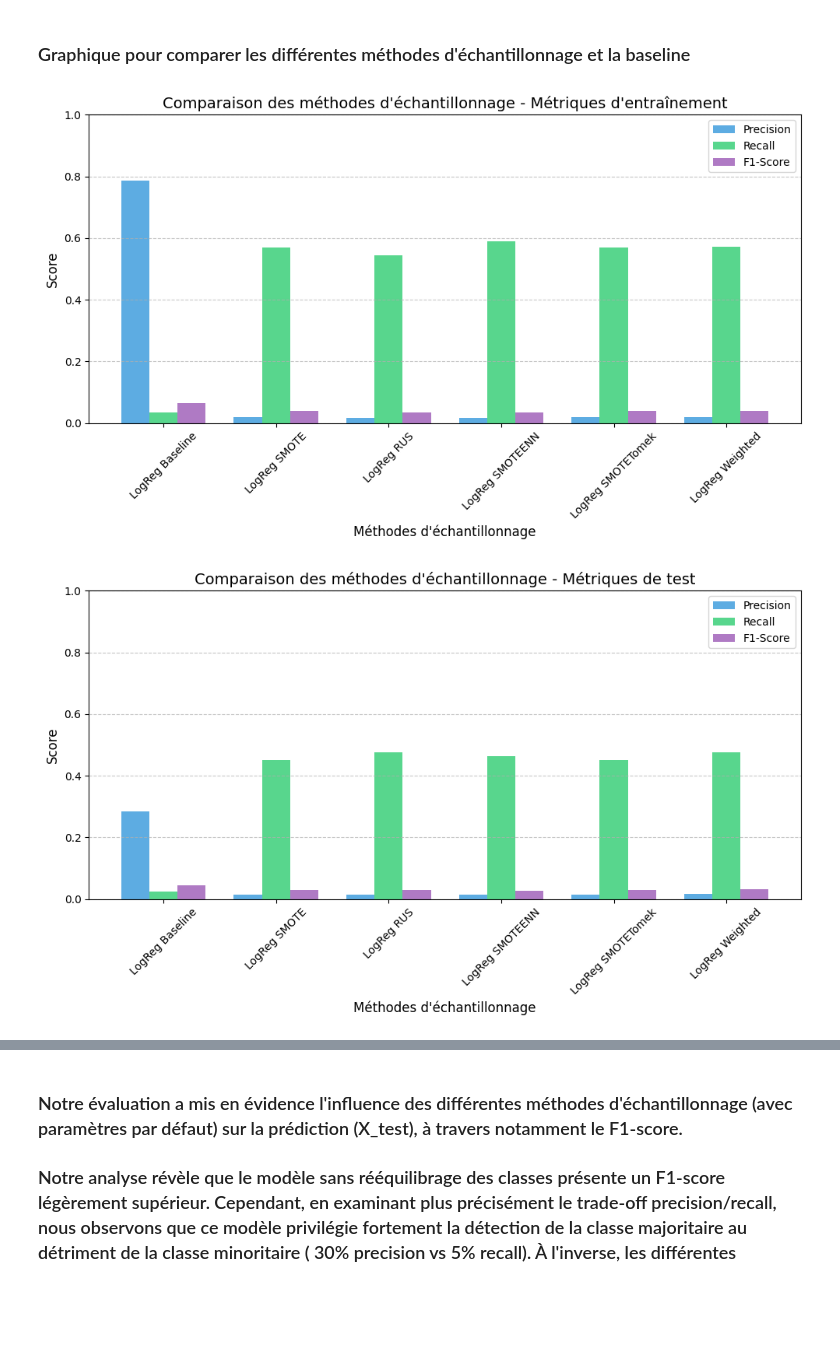
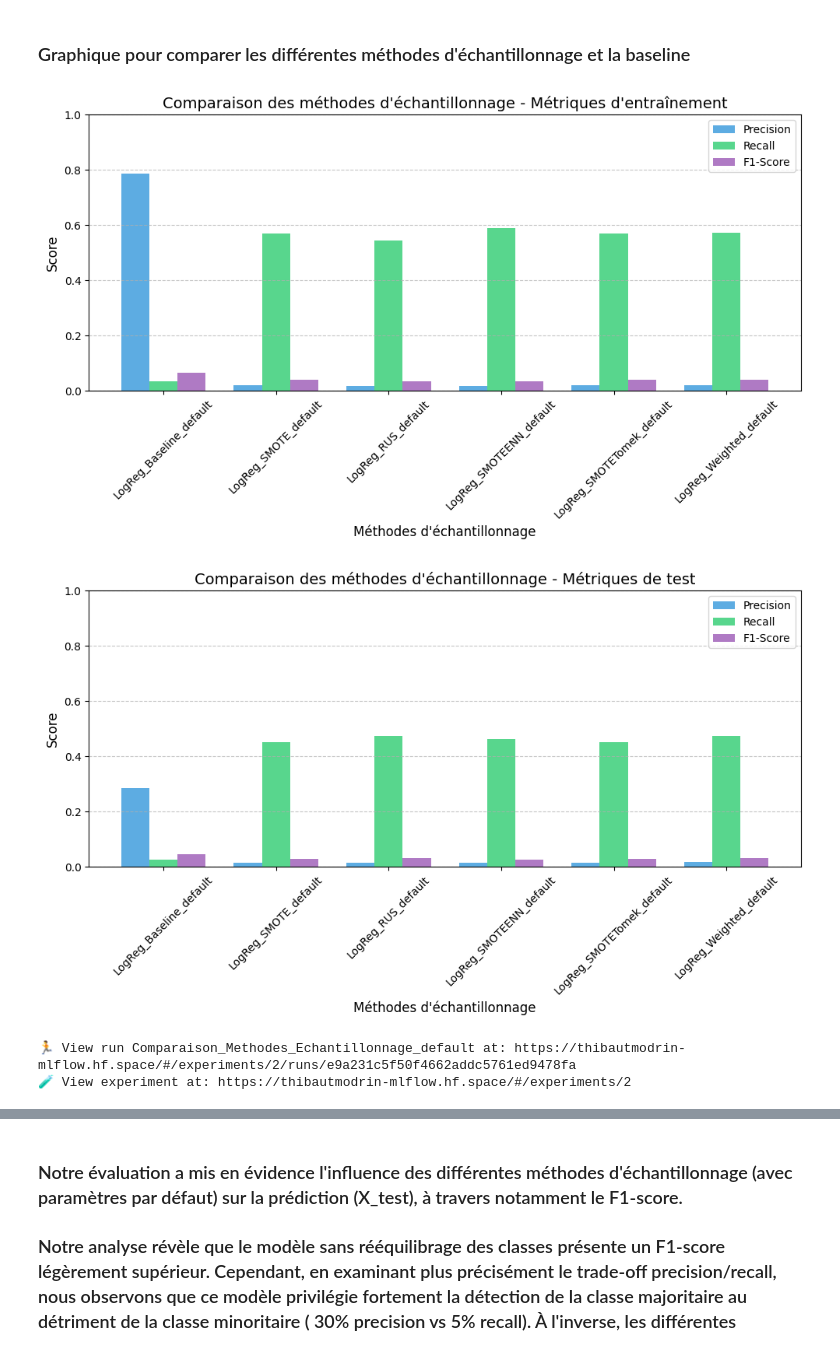
Before and after one commit to thibautmodrin/Jedha_Full_Stack_HPP_Prediction, a Jupyter notebook: 01_Notebooks/03_Model_LogReg.ipynb, the cells around one changed output, grey strips where cells are left out. Saved outputs shown, nothing was run; the diff lists cells and outputs as text; code cells hidden in the pictures; blank space fills up the shorter version.

```diff
--- a/01_Notebooks/03_Model_LogReg.ipynb
+++ b/01_Notebooks/03_Model_LogReg.ipynb
@@ -670,7 +693,7 @@ log_reg_smoteenn=GridSearchCV(pipeline_smoteenn, param_grid, cv=cv, scoring='f1'
 log_reg_smoteenn.fit(X_train,y_train)
 
 # Évaluation du modèle
-dict_log_reg_smoteenn=evaluate_model(log_reg_smoteenn, X_train,X_test, y_train, y_test, run_name="LogReg SMOTEENN",display_plots=False)
+dict_log_reg_smoteenn=evaluate_model(log_reg_smoteenn, X_train,X_test, y_train, y_test, experiment_name="HPP_Prediction_LogReg",run_name="LogReg_SMOTEENN_default",display_plots=False,use_mlflow=True)
 
 # Enregistrement du modèle dans la liste
 modeles.append(dict_log_reg_smoteenn)
@@ -692,7 +717,7 @@ log_reg_smotetomek=GridSearchCV(pipeline_smotetomek, param_grid, cv=cv, scoring=
 log_reg_smotetomek.fit(X_train,y_train)
 
 # Évaluation du modèle
-dict_log_reg_smotetomek=evaluate_model(log_reg_smotetomek, X_train,X_test, y_train, y_test, run_name="LogReg SMOTETomek",display_plots=False)
+dict_log_reg_smotetomek=evaluate_model(log_reg_smotetomek, X_train,X_test, y_train, y_test,experiment_name="HPP_Prediction_LogReg",run_name="LogReg_SMOTETomek_default",display_plots=False,use_mlflow=True)
 
 # Enregistrement du modèle dans la liste
 modeles.append(dict_log_reg_smotetomek)
@@ -715,7 +742,7 @@ log_reg_weighted.fit(X_train,y_train)
 
 
 # Evaluation du modèle
-dict_log_reg_weighted=evaluate_model(log_reg_weighted, X_train,X_test, y_train, y_test, run_name="LogReg Weighted",display_plots=False)
+dict_log_reg_weighted=evaluate_model(log_reg_weighted, X_train,X_test, y_train, y_test, experiment_name="HPP_Prediction_LogReg",run_name="LogReg_Weighted_default",display_plots=False,use_mlflow=True)
 
 # Enregistrement du modèle dans la liste
 modeles.append(dict_log_reg_weighted)
@@ -724,7 +753,7 @@ modeles.append(dict_log_reg_weighted)
 # %% [markdown]
 ### Graphique pour comparer les différentes méthodes d'échantillonnage et la baseline
 # %%
-def comparer_methodes_echantillonnage(modeles):
+def comparer_methodes_echantillonnage(modeles, use_mlflow=True):
     """
     Crée des graphiques pour comparer les différentes méthodes d'échantillonnage.
 
@@ -732,9 +761,12 @@ def comparer_methodes_echantillonnage(modeles):
     -----------
     modeles : list
         Liste de dictionnaires contenant les informations des modèles à comparer
+    use_mlflow : bool, default=True
+        Indique si les résultats doivent être enregistrés dans MLflow
     """
     import matplotlib.pyplot as plt
     import numpy as np
+    import mlflow
 
     # Récupération des noms des modèles
     modeles_noms = [modele['run_name'] for modele in modeles]
@@ -782,6 +814,7 @@ def comparer_methodes_echantillonnage(modeles):
     plt.grid(True, axis='y', linestyle='--', alpha=0.7)
     plt.legend(fontsize=10)
     plt.tight_layout()
+    plt.savefig('comparaison_metriques_train.png')
     plt.show()
 
     # Graphique pour les métriques de test
@@ -800,12 +833,34 @@ def comparer_methodes_echantillonnage(modeles):
     plt.grid(True, axis='y', linestyle='--', alpha=0.7)
     plt.legend(fontsize=10)
     plt.tight_layout()
+    plt.savefig('comparaison_metriques_test.png')
     plt.show()
+
+    # Enregistrement des graphiques dans MLflow si demandé
+    if use_mlflow:
+        mlflow.set_tracking_uri(os.getenv("MLFLOW_TRACKING_URI", "https://thibautmodrin-mlflow.hf.space"))
+        experiment_name="HPP_Prediction_LogReg"
+        mlflow.set_experiment(experiment_name)
+        mlflow.sklearn.autolog(disable=True)
+        with mlflow.start_run(run_name="Comparaison_Methodes_Echantillonnage_default"):
+            # Logging des métriques moyennes
+            for metrique in ['Precision', 'Recall', 'F1-Score']:
+                mlflow.log_metric(f"avg_train_{metrique.lower()}", np.mean(metriques_train[metrique]))
+                mlflow.log_metric(f"avg_test_{metrique.lower()}", np.mean(metriques_test[metrique]))
+
+            # Logging des graphiques
+            mlflow.log_artifact('comparaison_metriques_train.png')
+            mlflow.log_artifact('comparaison_metriques_test.png')
+
+            # Logging des noms des modèles comparés
+            mlflow.log_param("modeles_compares", ", ".join(modeles_noms))
 # %%
-comparer_methodes_echantillonnage(modeles)
+comparer_methodes_echantillonnage(modeles,use_mlflow=True)
 # %% [output]
-[figure, old version]
+[figure, new version]
-[figure, old version]
+[figure, new version]
+🏃 View run Comparaison_Methodes_Echantillonnage_default at: https://thibautmodrin-mlflow.hf.space/#/experiments/2/runs/e9a231c5f50f4662addc5761ed9478fa
+🧪 View experiment at: https://thibautmodrin-mlflow.hf.space/#/experiments/2
 # %%
 
 
```
Also changed, not shown: parts of 10 cells of this notebook, 4 other files.
